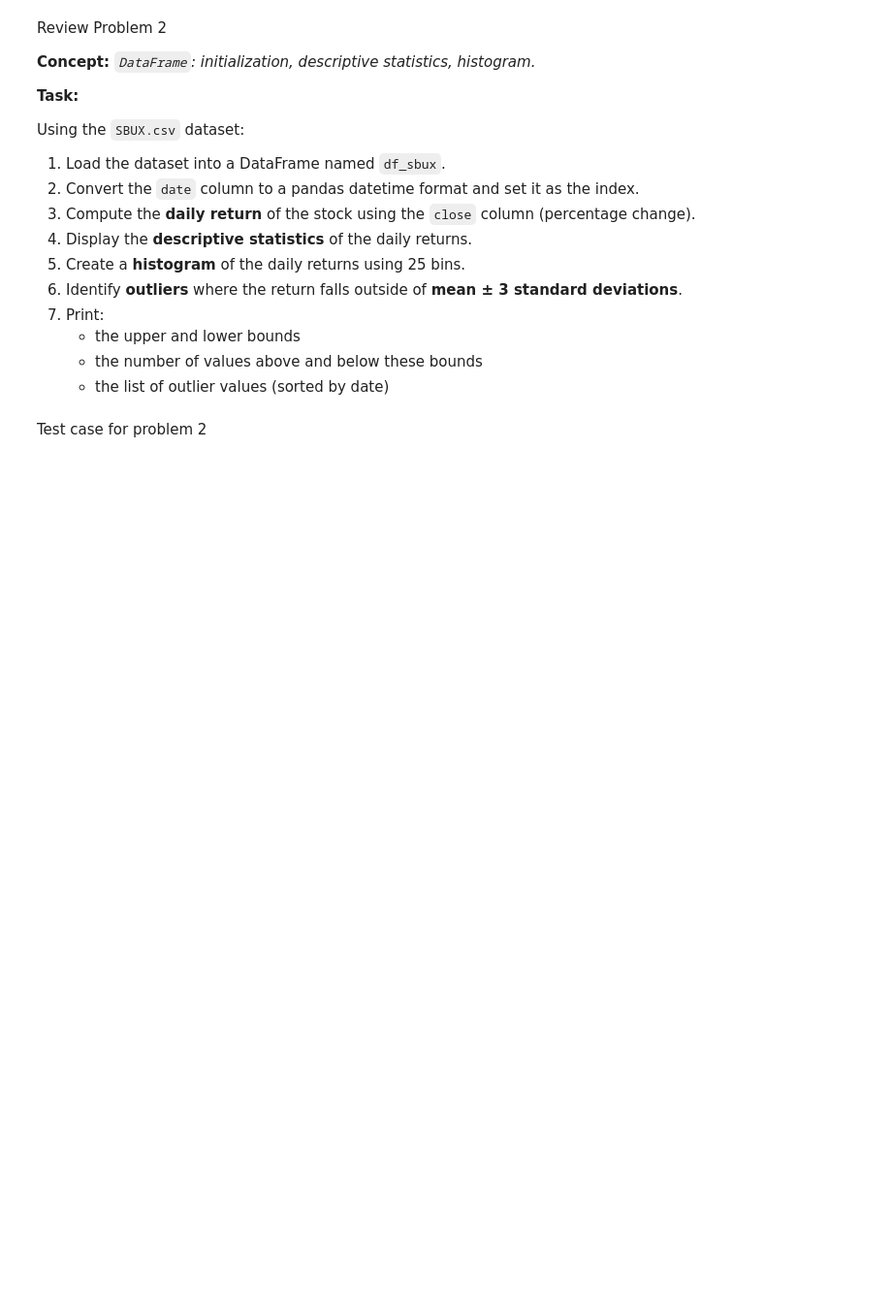
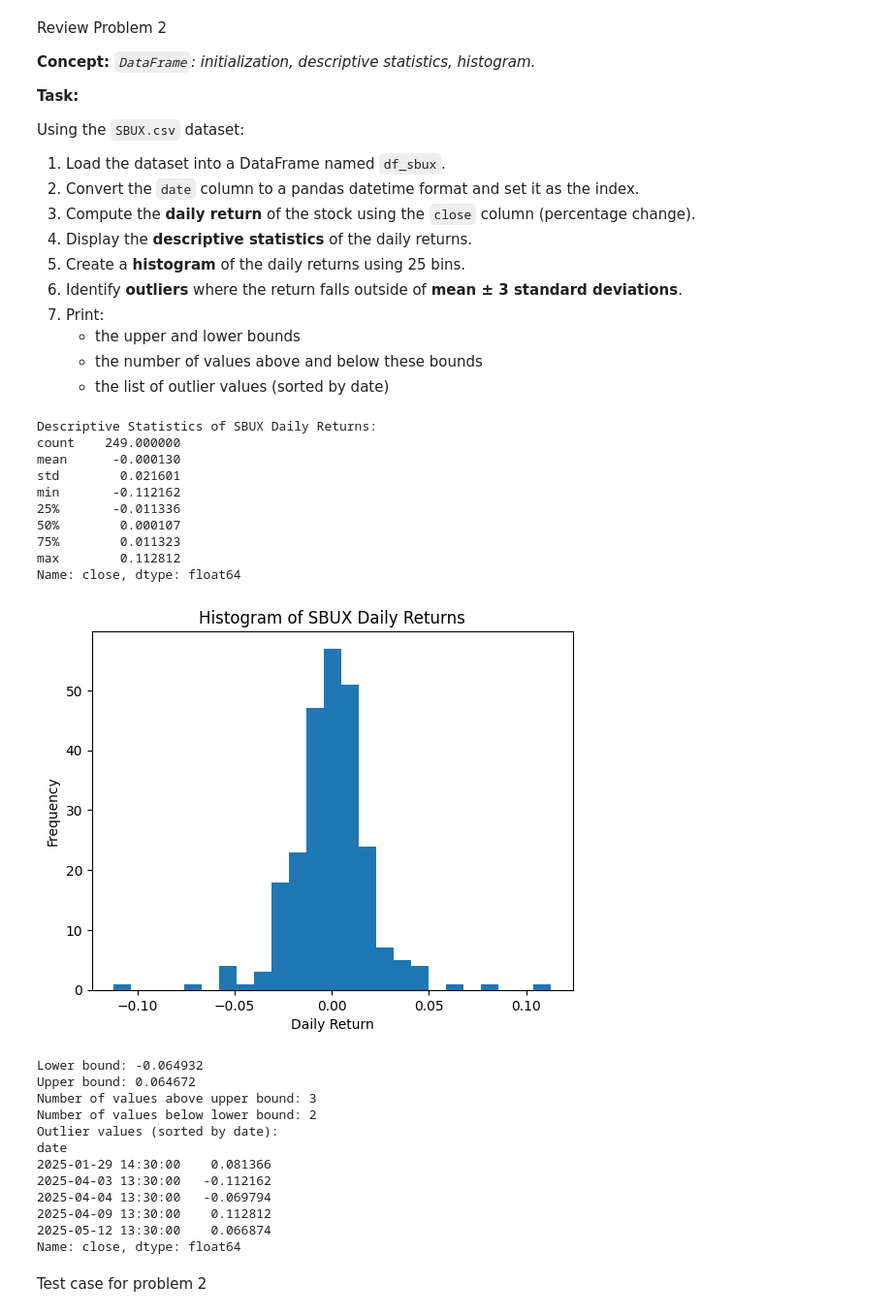
Before and after one commit to ehui-lab/ehui-boston, a Jupyter notebook: bu-cds-dx602/homework/week-11/homework.ipynb, the cells around one changed output. Shown at 97% size. Cells and saved outputs as stored; diff of their text form; code cells hidden in the pictures; blank space fills up the shorter version.

```diff
--- a/bu-cds-dx602/homework/week-11/homework.ipynb
+++ b/bu-cds-dx602/homework/week-11/homework.ipynb
@@ -56,2 +88,64 @@ Using the `SBUX.csv` dataset:
+# %%
+# Load SBUX data and convert the Unix timestamp date column to a DatetimeIndex.
+df_sbux = pd.read_csv("SBUX.csv")
+df_sbux["date"] = pd.to_datetime(df_sbux["date"], unit="s")
+df_sbux = df_sbux.set_index("date")
+
+# Compute daily percentage returns from the close price and drop the initial NaN.
+daily_returns = df_sbux["close"].pct_change().dropna()
+
+# Display descriptive statistics for daily returns.
+print("Descriptive Statistics of SBUX Daily Returns:")
+print(daily_returns.describe())
+
+# Plot a histogram of daily returns with 25 bins.
+plt.figure()
+plt.hist(daily_returns, bins=25)
+plt.title("Histogram of SBUX Daily Returns")
+plt.xlabel("Daily Return")
+plt.ylabel("Frequency")
+plt.show()
+
+# Compute mean +/- 3 standard deviations bounds to identify outliers.
+mean_return = daily_returns.mean()
+std_return = daily_returns.std()
+lower_bound = mean_return - 3 * std_return
+upper_bound = mean_return + 3 * std_return
+
+# Separate returns above the upper bound and below the lower bound.
+above_outliers = daily_returns[daily_returns > upper_bound]
+below_outliers = daily_returns[daily_returns < lower_bound]
+outliers = daily_returns[(daily_returns > upper_bound) | (daily_returns < lower_bound)].sort_index()
+
+print(f"Lower bound: {lower_bound:.6f}")
+print(f"Upper bound: {upper_bound:.6f}")
+print(f"Number of values above upper bound: {len(above_outliers)}")
+print(f"Number of values below lower bound: {len(below_outliers)}")
+print("Outlier values (sorted by date):")
+print(outliers)
+# %% [output]
+Descriptive Statistics of SBUX Daily Returns:
+count    249.000000
+mean      -0.000130
+std        0.021601
+min       -0.112162
+25%       -0.011336
+50%        0.000107
+75%        0.011323
+max        0.112812
+Name: close, dtype: float64
+[figure, added]
+Lower bound: -0.064932
+Upper bound: 0.064672
+Number of values above upper bound: 3
+Number of values below lower bound: 2
+Outlier values (sorted by date):
+date
+2025-01-29 14:30:00    0.081366
+2025-04-03 13:30:00   -0.112162
+2025-04-04 13:30:00   -0.069794
+2025-04-09 13:30:00    0.112812
+2025-05-12 13:30:00    0.066874
+Name: close, dtype: float64
 # %% [markdown]
 Test case for problem 2
```
Also changed, not shown: parts of 32 cells of this notebook.
